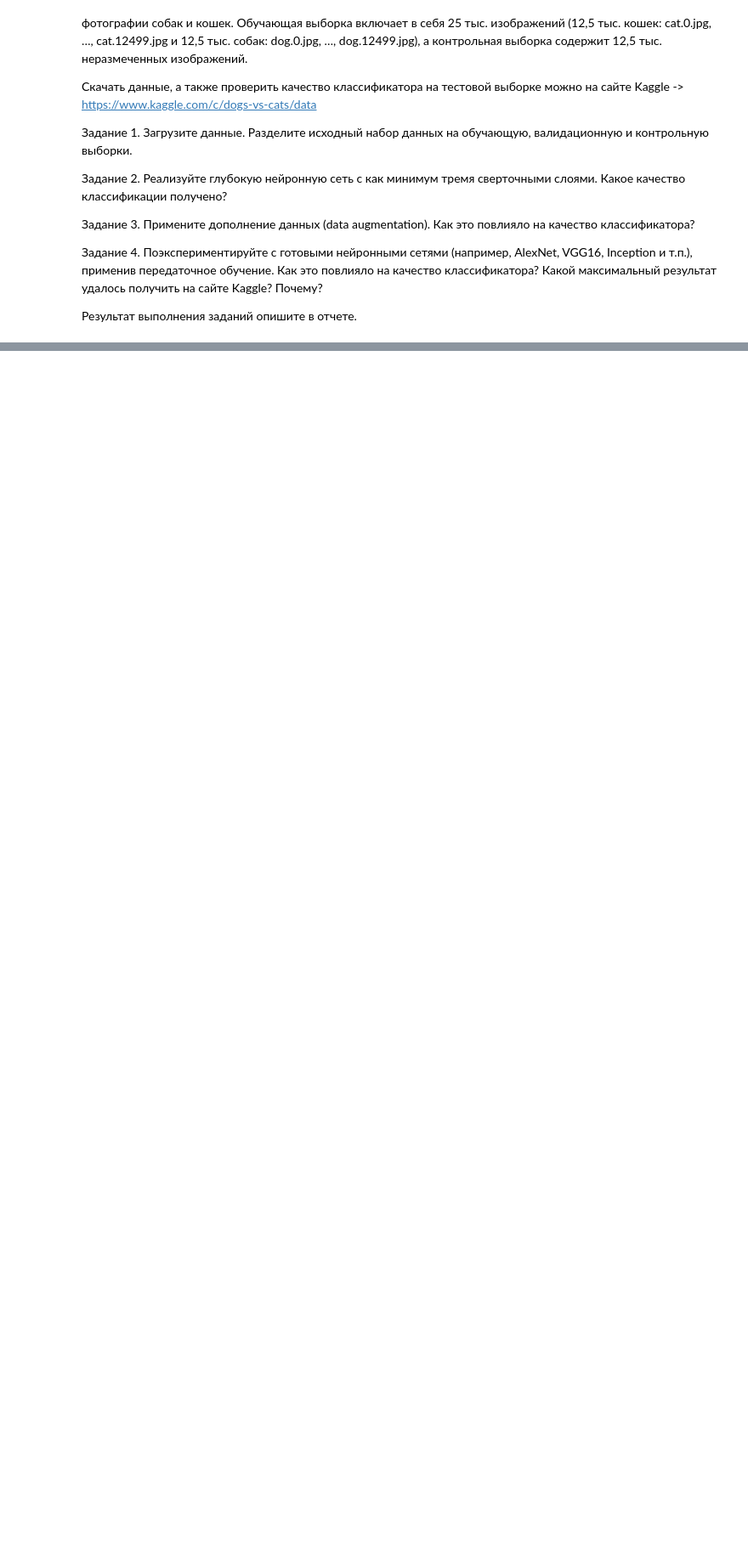
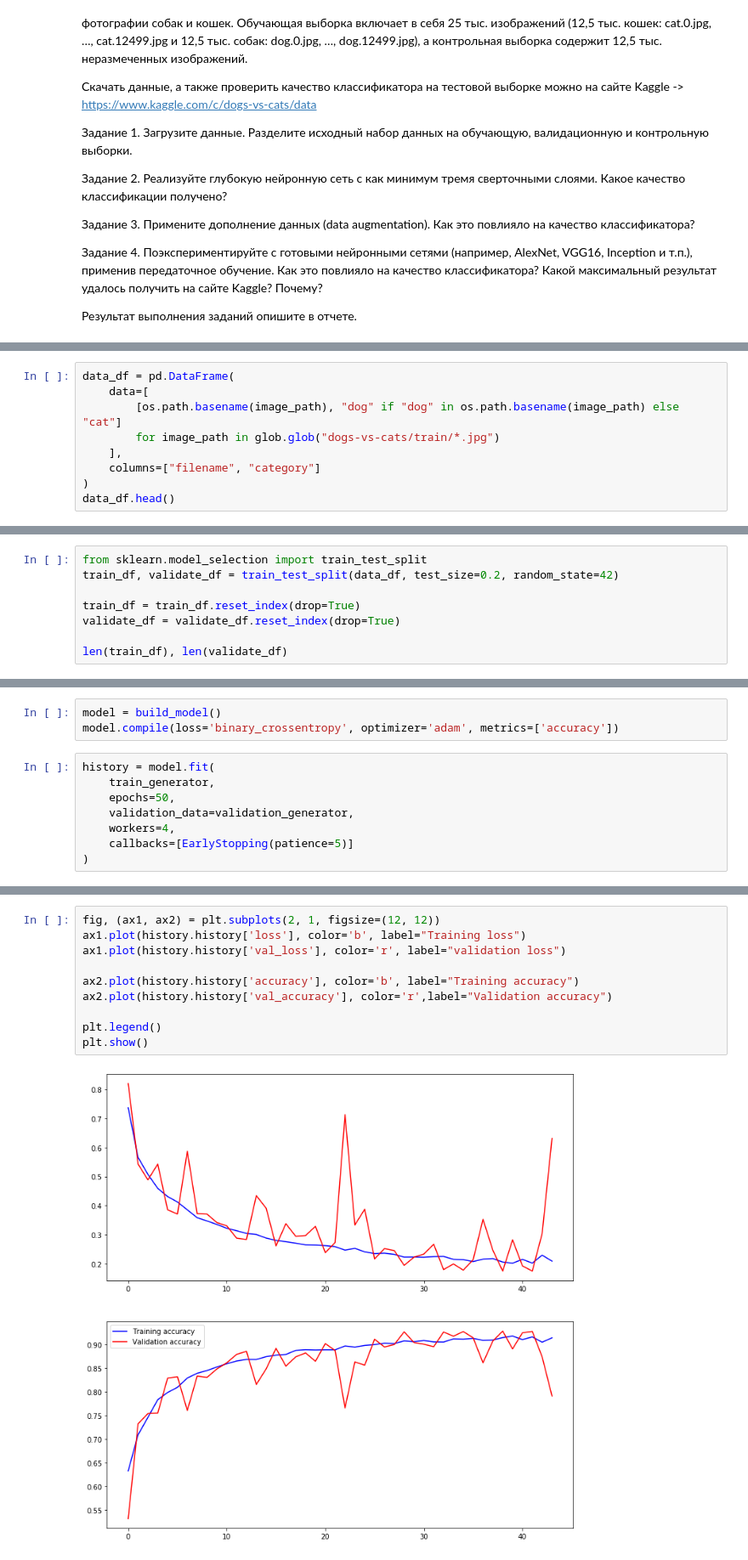
Before and after one commit to denmoroz/mo-labs-2, a Jupyter notebook: Lab5.ipynb, the cells around one changed output, grey strips where cells are left out. Shown at 85% size. Saved outputs shown, nothing was run; the diff lists cells and outputs as text; blank space fills up the shorter version.

```diff
--- a/Lab5.ipynb
+++ b/Lab5.ipynb
@@ -21,0 +80,9 @@
+# %%
+data_df = pd.DataFrame(
+    data=[
+        [os.path.basename(image_path), "dog" if "dog" in os.path.basename(image_path) else "cat"]
+        for image_path in glob.glob("dogs-vs-cats/train/*.jpg")
+    ],
+    columns=["filename", "category"]
+)
+data_df.head()
@@ -21,0 +96,8 @@
+# %%
+from sklearn.model_selection import train_test_split
+train_df, validate_df = train_test_split(data_df, test_size=0.2, random_state=42)
+
+train_df = train_df.reset_index(drop=True)
+validate_df = validate_df.reset_index(drop=True)
+
+len(train_df), len(validate_df)
@@ -21,0 +260,11 @@
+# %%
+model = build_model()
+model.compile(loss='binary_crossentropy', optimizer='adam', metrics=['accuracy'])
+# %%
+history = model.fit(
+    train_generator,
+    epochs=50,
+    validation_data=validation_generator,
+    workers=4,
+    callbacks=[EarlyStopping(patience=5)]
+)
@@ -21,0 +289,12 @@
+# %%
+fig, (ax1, ax2) = plt.subplots(2, 1, figsize=(12, 12))
+ax1.plot(history.history['loss'], color='b', label="Training loss")
+ax1.plot(history.history['val_loss'], color='r', label="validation loss")
+
+ax2.plot(history.history['accuracy'], color='b', label="Training accuracy")
+ax2.plot(history.history['val_accuracy'], color='r',label="Validation accuracy")
+
+plt.legend()
+plt.show()
+# %% [output]
+[figure, added]
```
Also changed, not shown: parts of 22 cells of this notebook.
